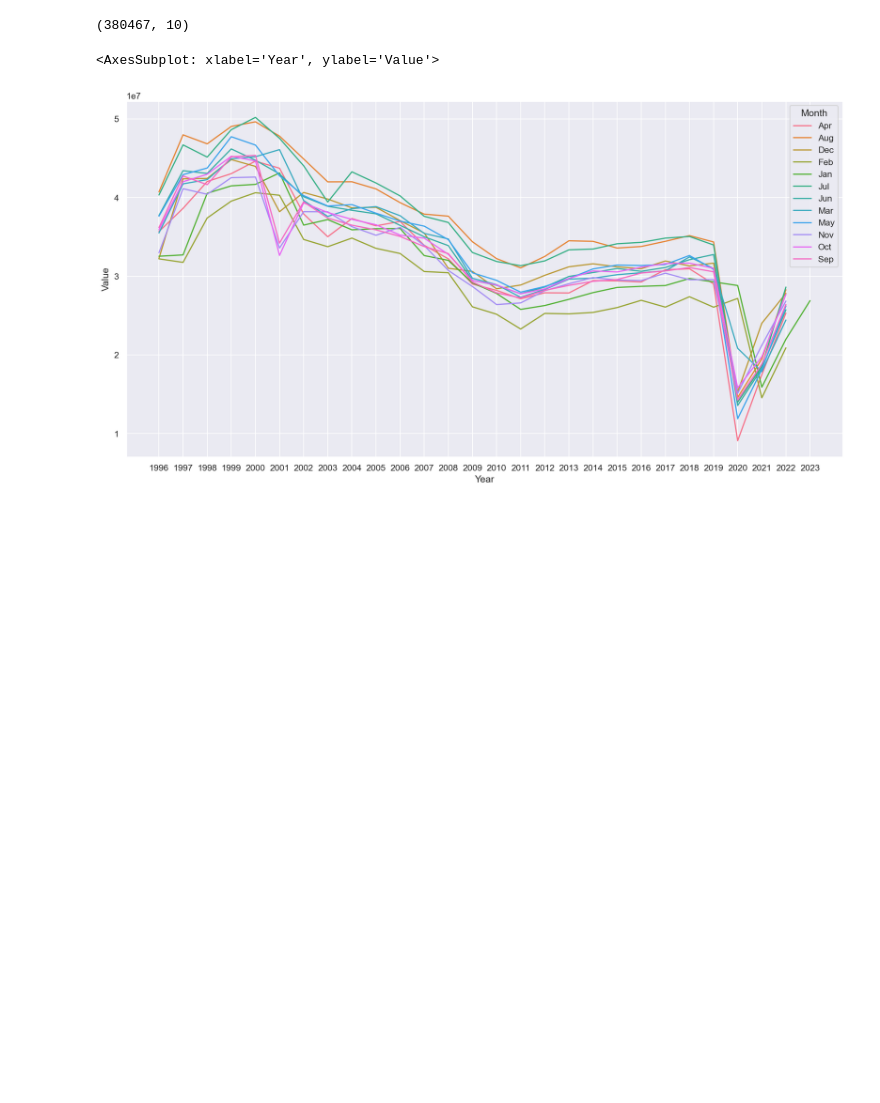
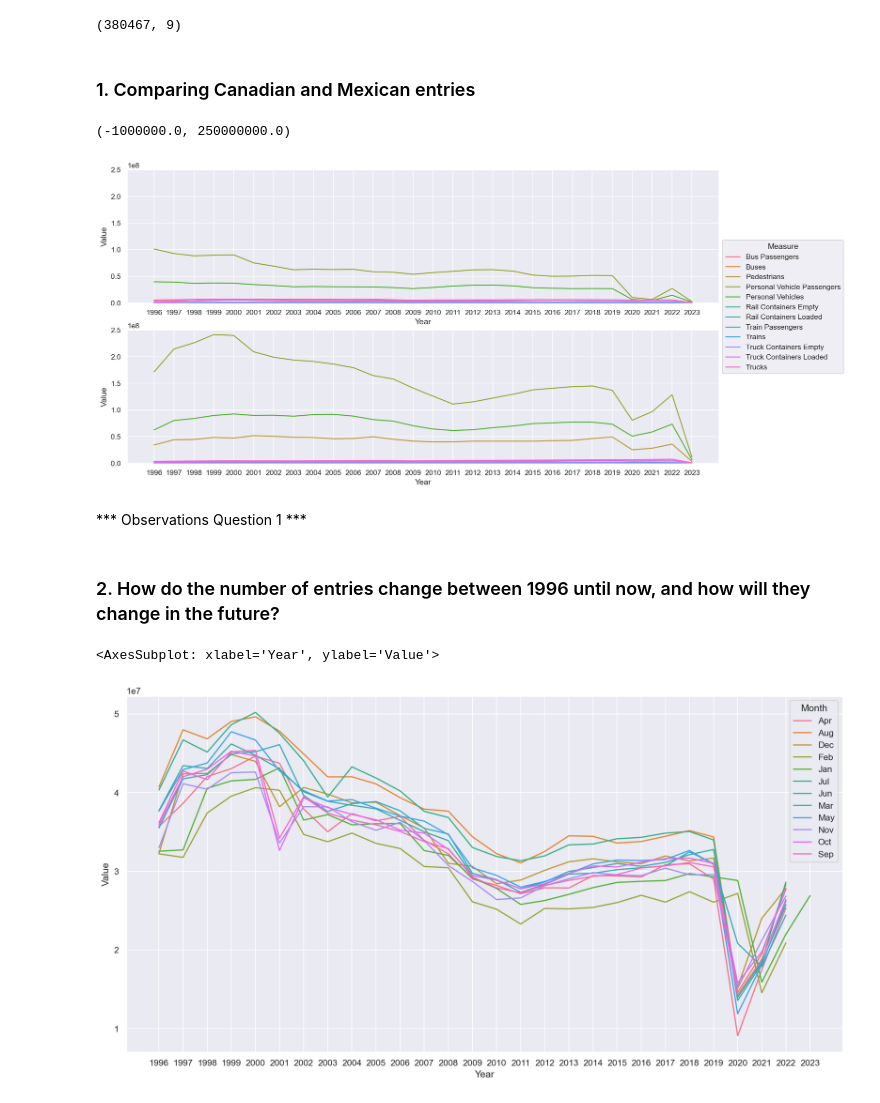
Before and after one commit to Roman20022002/Data-Analysis, a Jupyter notebook: DataMadness.ipynb, the cells around one changed output. Cells and saved outputs as stored; diff of their text form; code cells hidden in the pictures; blank space fills up the shorter version.

```diff
--- a/DataMadness.ipynb
+++ b/DataMadness.ipynb
@@ -19,4 +21,13 @@ border_crossing_full = pd.read_csv('data/Border_Crossing_Entry_Data.csv')
+# %%
+replace_dict = {'Border':{'US-Canada Border':'CA','US-Mexico Border':'MX'}}
+
+border_crossing_full = pd.read_csv('data/Border_Crossing_Entry_Data.csv')
+
+border_crossing_full = border_crossing_full.replace(replace_dict)
+border_crossing_full[['Month','Year']] = border_crossing_full['Date'].str.split(" ",expand=True)
+border_crossing_full = border_crossing_full.drop(['Port Name','Point','Date'],axis=1)
+coordless_border_crossing = border_crossing_full.drop(['Latitude','Longitude'],axis=1)
 # %%
 border_crossing_full.shape
 # %% [output]
-(380467, 10)
+(380467, 9)
@@ -30 +37,32 @@ coordless_border_crossing = border_crossing_full.drop(['Latitude','Longitude'],a
+# %% [markdown]
+### 1. Comparing Canadian and Mexican entries
+# %%
+### CODE HERE
+
+canadafilter = border_crossing_full['Border'] == 'CA'
+mexicofilter = ~canadafilter
+
+canadacrossings = border_crossing_full.loc[canadafilter]
+mexicocrossings = border_crossing_full.loc[mexicofilter]
+
+
+ymin,ymax = -1000000,250000000
+fig, axs = plt.subplots(nrows=2)
+canada_activity = canadacrossings[['Year','Measure','Value']].groupby(['Year','Measure']).agg(sum)
+ax = sns.lineplot(canada_activity,x='Year',y='Value',hue='Measure',ax=axs[0],legend='brief')
+sns.move_legend(ax, "upper left", bbox_to_anchor=(1, 0.5))
+
+#fig.legend(loc=7)
+
+mexico_activity = mexicocrossings[['Year','Measure','Value']].groupby(['Year','Measure']).agg(sum)
+sns.lineplot(mexico_activity,x='Year',y='Value',hue='Measure',ax=axs[1],legend=False)
+axs[0].set_ylim(ymin,ymax)
+axs[1].set_ylim(ymin,ymax)
+# %% [output]
+(-1000000.0, 250000000.0)
+[figure, added]
+# %% [markdown]
+*** Observations Question 1 ***
+# %% [markdown]
+### 2. How do the number of entries change between 1996 until now, and how will they change in the future?
 # %%
```
Also changed, not shown: parts of 15 cells of this notebook.
